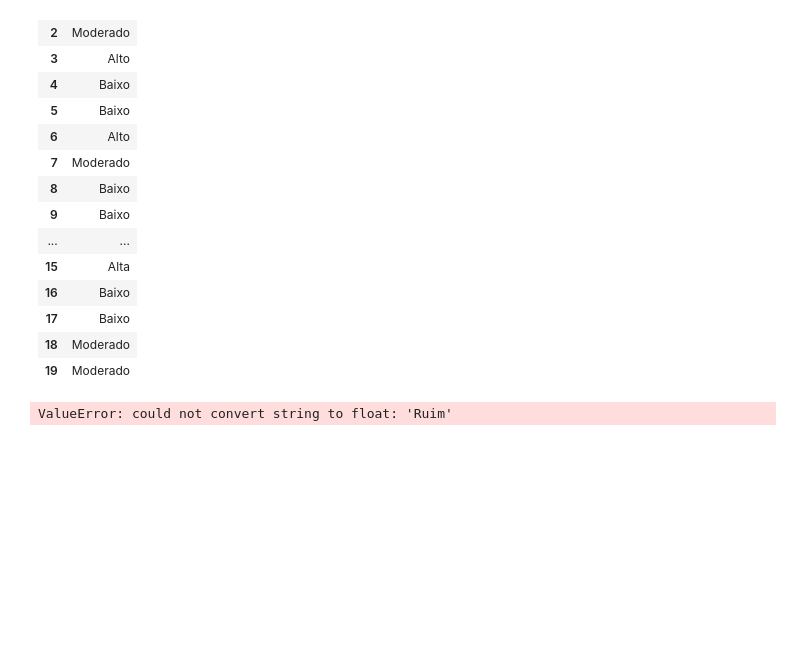
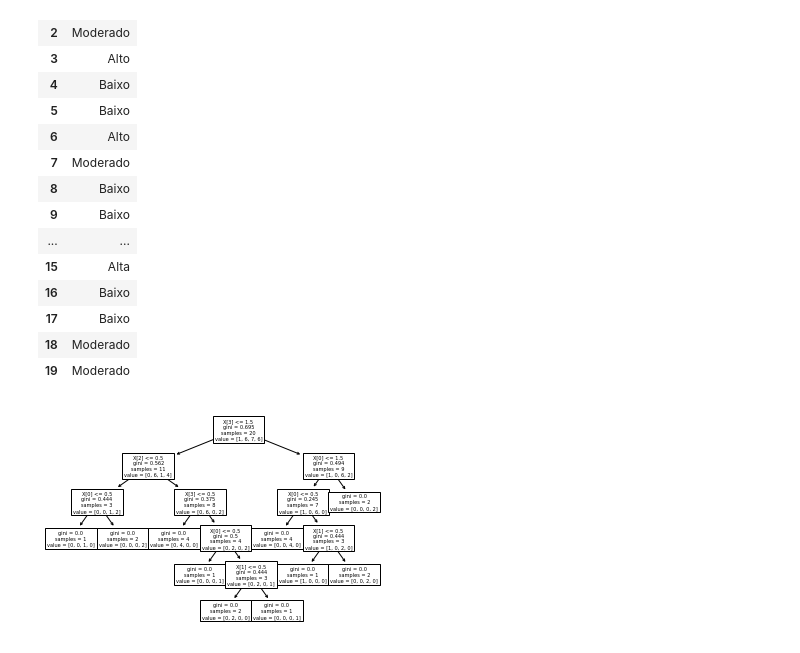
Before and after one commit to jordan080/lista2_IA, a Jupyter notebook: Q1/C45.ipynb, the cells around one changed output. Saved outputs shown, nothing was run; the diff lists cells and outputs as text; code cells hidden in the pictures; blank space fills up the shorter version.

```diff
--- a/Q1/C45.ipynb
+++ b/Q1/C45.ipynb
@@ -95,10 +93,14 @@ Y
 | 18 | Moderado |
 | 19 | Moderado |
 # %%
+enc = OrdinalEncoder()
+a = enc.fit_transform(X)
+b = enc.fit_transform(Y)
+
 clf = DecisionTreeClassifier(random_state = 0)
-clf = clf.fit(X, Y)
+clf = clf.fit(a, b)
 
 plot_tree(clf)
 plt.show()
 # %% [output]
-ValueError: could not convert string to float: 'Ruim'
+[figure, added]
```
Also changed, not shown: parts of 3 cells of this notebook, 5 other files.
